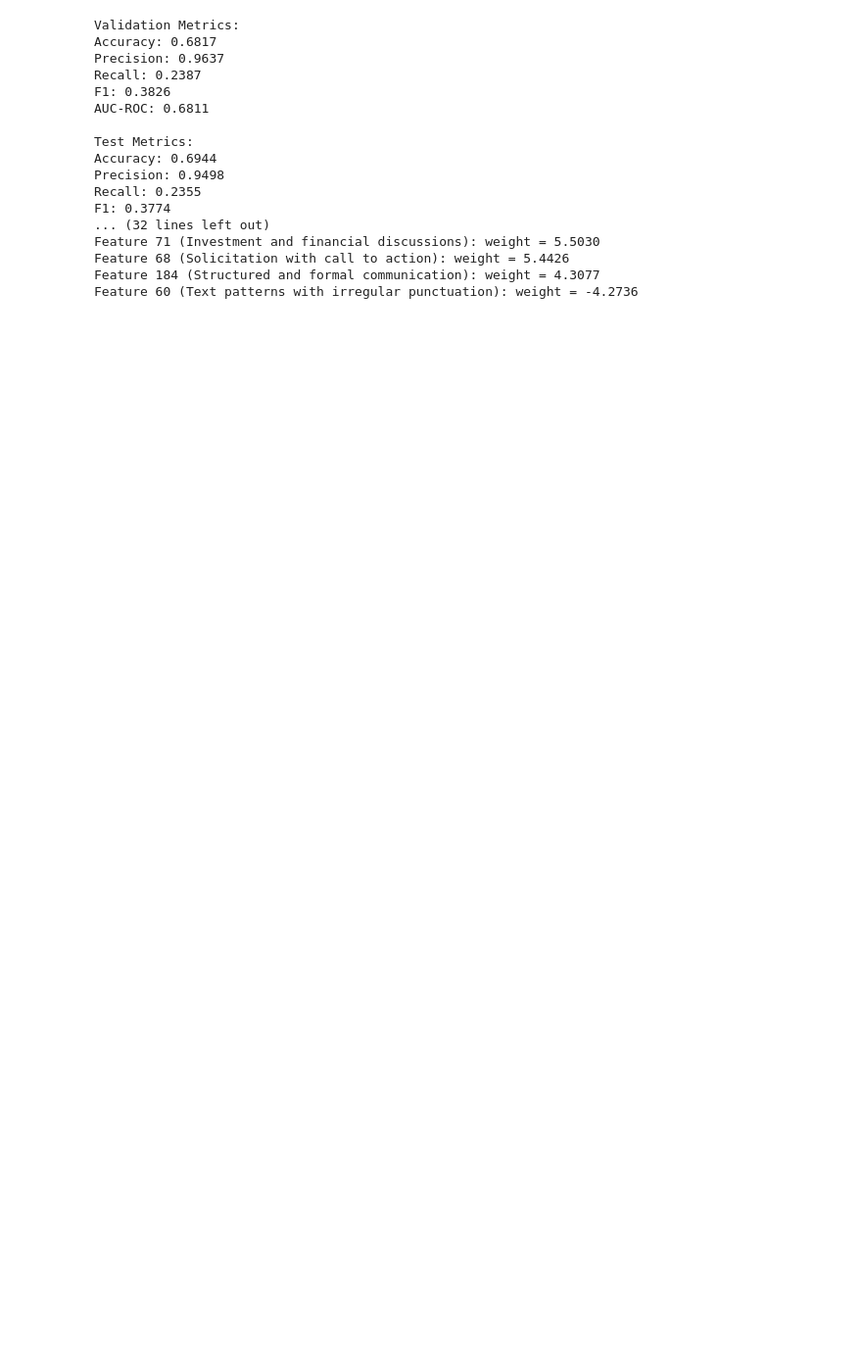
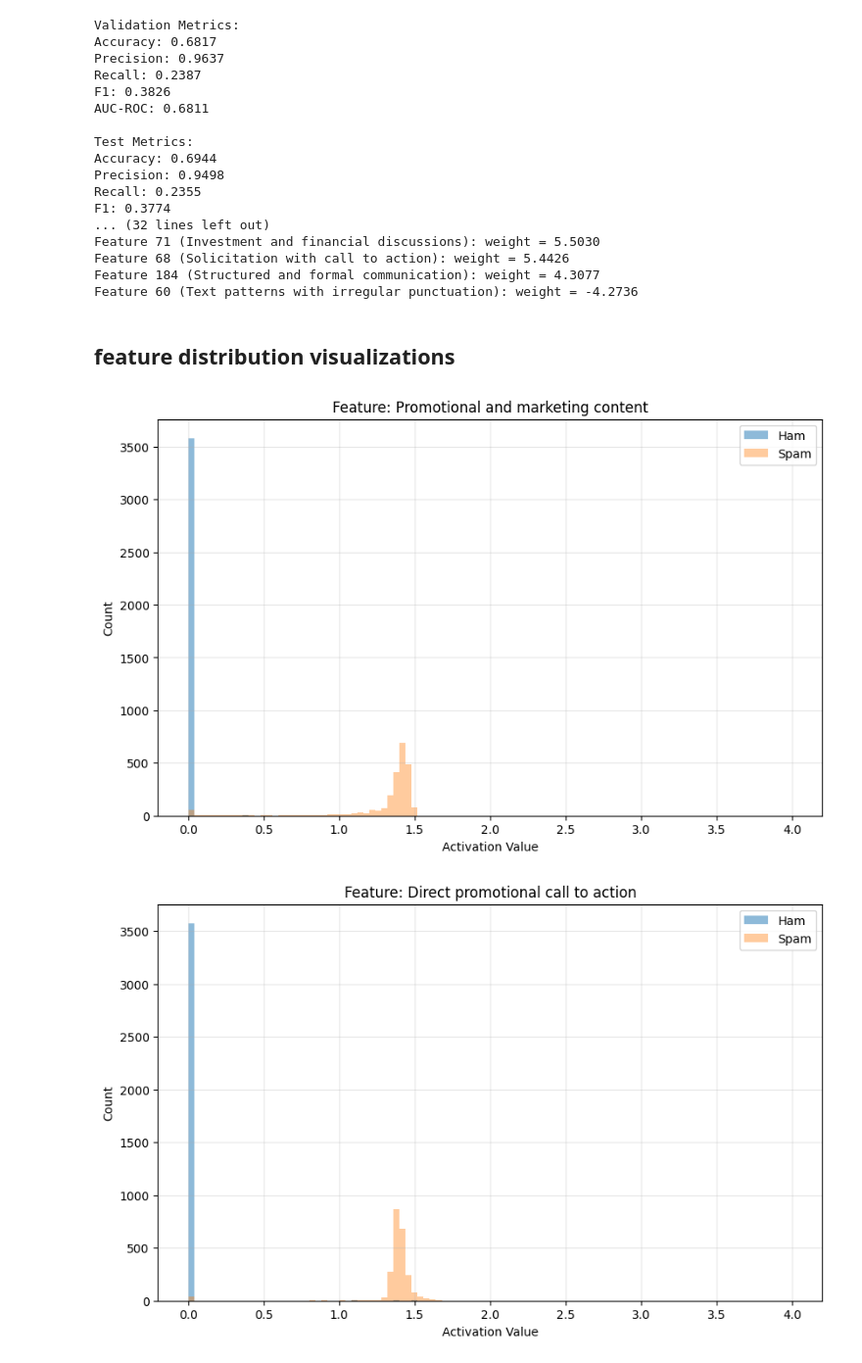
Before and after one commit to josephtey/auto-ed-coder, a Jupyter notebook: encoder_sae/classifier/classifier.ipynb, the cells around one changed output. Shown: that part at 98% size. Cells and saved outputs as stored; diff of their text form; code cells hidden in the pictures; blank space fills up the shorter version.

```diff
--- a/encoder_sae/classifier/classifier.ipynb
+++ b/encoder_sae/classifier/classifier.ipynb
@@ -461,3 +471,38 @@ Feature 71 (Investment and financial discussions): weight = 5.5030
 Feature 68 (Solicitation with call to action): weight = 5.4426
 Feature 184 (Structured and formal communication): weight = 4.3077
 Feature 60 (Text patterns with irregular punctuation): weight = -4.2736
+# %% [markdown]
+## feature distribution visualizations
+# %%
+import matplotlib.pyplot as plt
+import numpy as np
+
+def plot_feature_distribution(X_test, y_test, idx, feature_name, split_value, bins=100):
+    # Separate the feature values by class
+    ham_values = X_test[y_test == 0, idx]
+    spam_values = X_test[y_test == 1, idx]
+
+    # Create histogram with specified x-axis range
+    plt.figure(figsize=(10, 6))
+    plt.hist(ham_values, bins=bins, alpha=0.5, label='Ham', density=False, range=(0.000, 4))
+    plt.hist(spam_values, bins=bins, alpha=0.4, label='Spam', density=False, range=(0.000, 4))
+
+    # Plot the split value as a dotted red line
+    # plt.axvline(x=split_value, color='red', linestyle='--', label='Split Value')
+
+    plt.xlabel(f'Activation Value')
+    plt.ylabel('Count')
+    plt.title(f'Feature: {feature_name}')
+    plt.legend()
+    plt.grid(True, alpha=0.3)
+    plt.show()
+# %%
+for result in main_results:
+    idx = result['combo'][0]
+    feature_idx = autointerp_feature_ids.index(idx)
+    feature_name = autointerp_feature_labels[feature_idx]
+    split_value = result['split_values']
+    plot_feature_distribution(X_test, y_test, feature_idx, feature_name, split_value)
+# %% [output]
+[figure, added]
+[figure, added]
```
Also changed, not shown: parts of 10 cells of this notebook, 3 other files.
